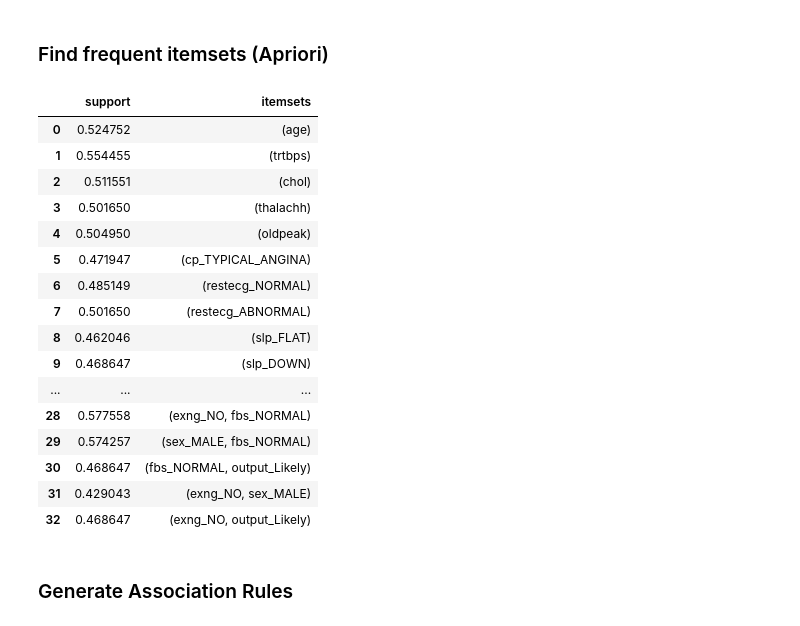
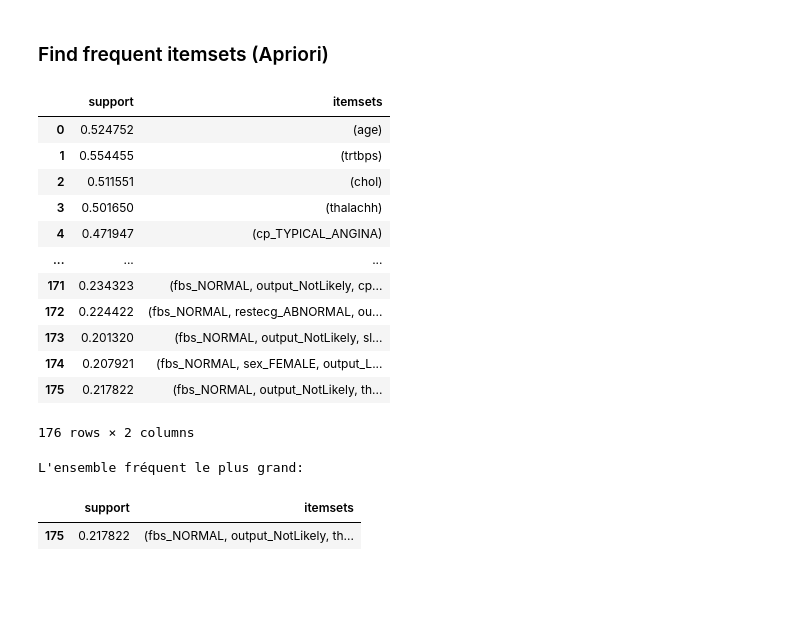
Before and after one commit to marbrex/tiw-data-analysis-project, a Jupyter notebook: heart-attack-prediction-and-analysis.ipynb, the cells around one changed output. Cells and saved outputs as stored; diff of their text form; code cells hidden in the pictures; blank space fills up the shorter version.

```diff
--- a/heart-attack-prediction-and-analysis.ipynb
+++ b/heart-attack-prediction-and-analysis.ipynb
@@ -1121,6 +1128,7 @@ for col_name, col_list in columns_to_add.items():
 df_encoded = df_encoded.drop(columns=categorical_enums.keys())
 df_encoded = df_encoded.drop(columns=['thall_NULL'])
 
+pd.set_option('display.max_columns', None)
 display(df_encoded)
 # %% [output]
 |  | age | trtbps | chol | thalachh | oldpeak | cp_TYPICAL_ANGINA | cp_ATYPICAL_ANGINA | ... |
@@ -1136,31 +1144,38 @@ display(df_encoded)
 | 301 | True | True | False | False | True | True | False | ... |
 | 302 | True | True | False | True | False | False | True | ... |
 303 rows × 26 columns
+# %%
+# On supprime les attributs qui ne sont pas intéressants
+
+df_encoded = df_encoded.drop(columns=['oldpeak', 'cp_NON_ANGINAL_PAIN', 'cp_ASYMPTOMATIC',
+    'restecg_HYPERTROPHY', 'slp_DOWN', 'thall_FIXED_DEFECT', 'exng_YES', 'exng_NO'])
 # %% [markdown]
 <a name="association-analysis-find-frequent-itemsets-apriori"></a>
 ### Find frequent itemsets (Apriori)
 # %%
-freq_itemsets = apriori(df_encoded, min_support=0.4, use_colnames=True)
+freq_itemsets = apriori(df_encoded, min_support=0.2, use_colnames=True)
 
 display(freq_itemsets)
+
+max_card_itemset = freq_itemsets['itemsets'].max()
+max_card_df = freq_itemsets.loc[freq_itemsets['itemsets'] == max_card_itemset]
+
+print("L'ensemble fréquent le plus grand:")
+display(max_card_df)
 # %% [output]
 |  | support | itemsets |
 | 0 | 0.524752 | (age) |
 | 1 | 0.554455 | (trtbps) |
 | 2 | 0.511551 | (chol) |
 | 3 | 0.501650 | (thalachh) |
-| 4 | 0.504950 | (oldpeak) |
-| 5 | 0.471947 | (cp_TYPICAL_ANGINA) |
-| 6 | 0.485149 | (restecg_NORMAL) |
-| 7 | 0.501650 | (restecg_ABNORMAL) |
-| 8 | 0.462046 | (slp_FLAT) |
-| 9 | 0.468647 | (slp_DOWN) |
+| 4 | 0.471947 | (cp_TYPICAL_ANGINA) |
 | ... | ... | ... |
-| 28 | 0.577558 | (exng_NO, fbs_NORMAL) |
-| 29 | 0.574257 | (sex_MALE, fbs_NORMAL) |
-| 30 | 0.468647 | (fbs_NORMAL, output_Likely) |
-| 31 | 0.429043 | (exng_NO, sex_MALE) |
-| 32 | 0.468647 | (exng_NO, output_Likely) |
+| 171 | 0.234323 | (fbs_NORMAL, output_NotLikely, cp... |
+| 172 | 0.224422 | (fbs_NORMAL, restecg_ABNORMAL, ou... |
+| 173 | 0.201320 | (fbs_NORMAL, output_NotLikely, sl... |
+| 174 | 0.207921 | (fbs_NORMAL, sex_FEMALE, output_L... |
+| 175 | 0.217822 | (fbs_NORMAL, output_NotLikely, th... |
+176 rows × 2 columns
+L'ensemble fréquent le plus grand:
+|  | support | itemsets |
+| 175 | 0.217822 | (fbs_NORMAL, output_NotLikely, th... |
-# %% [markdown]
-<a name="association-analysis-generate-association-rules"></a>
-### Generate Association Rules
```
Also changed, not shown: parts of 10 cells of this notebook.
